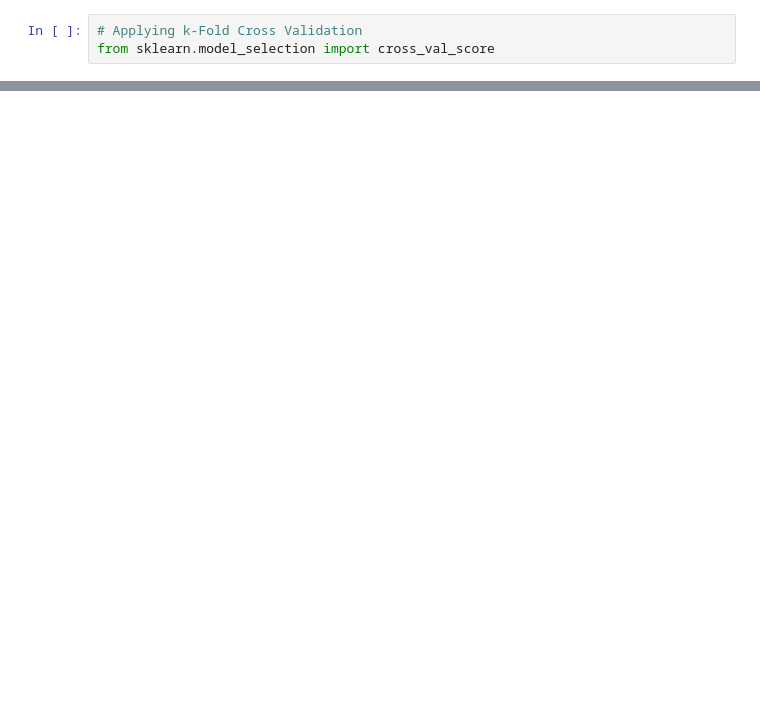
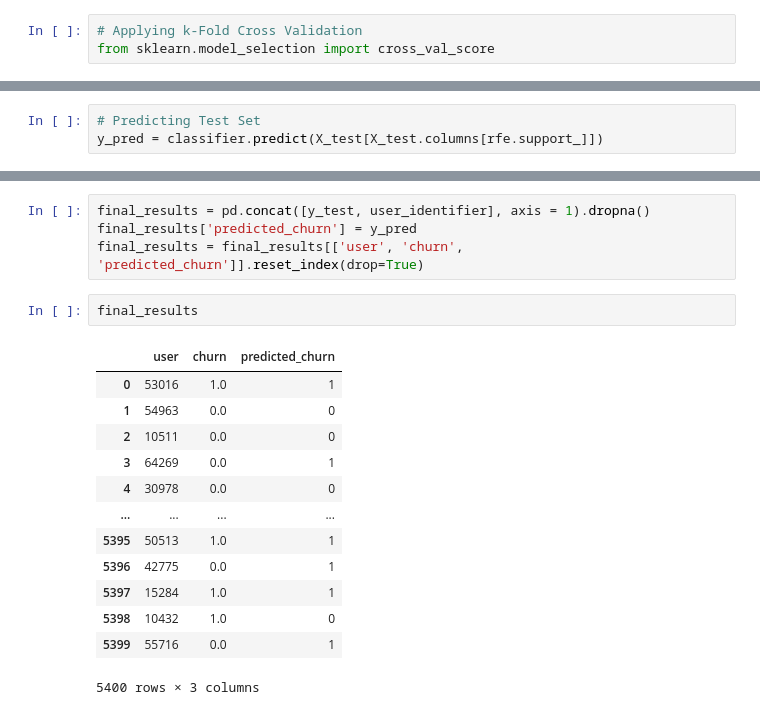
Before and after one commit to Gaebobman/Machine-learning, a Jupyter notebook: Minimizing Churn Rate.ipynb, the cells around one changed output, grey strips where cells are left out. Drawn from its saved outputs; the diff is of its cells as text; blank space fills up the shorter version.

```diff
--- a/Minimizing Churn Rate.ipynb
+++ b/Minimizing Churn Rate.ipynb
@@ -423,0 +499,3 @@ accuracies = cross_val_score(estimator = classifier)
+# %%
+# Predicting Test Set
+y_pred = classifier.predict(X_test[X_test.columns[rfe.support_]])
@@ -423,0 +548,20 @@ accuracies = cross_val_score(estimator = classifier)
+# %%
+final_results = pd.concat([y_test, user_identifier], axis = 1).dropna()
+final_results['predicted_churn'] = y_pred
+final_results = final_results[['user', 'churn', 'predicted_churn']].reset_index(drop=True)
+# %%
+final_results
+# %% [output]
+|  | user | churn | predicted_churn |
+| 0 | 53016 | 1.0 | 1 |
+| 1 | 54963 | 0.0 | 0 |
+| 2 | 10511 | 0.0 | 0 |
+| 3 | 64269 | 0.0 | 1 |
+| 4 | 30978 | 0.0 | 0 |
+| ... | ... | ... | ... |
+| 5395 | 50513 | 1.0 | 1 |
+| 5396 | 42775 | 0.0 | 1 |
+| 5397 | 15284 | 1.0 | 1 |
+| 5398 | 10432 | 1.0 | 0 |
+| 5399 | 55716 | 0.0 | 1 |
+5400 rows × 3 columns
```
Also changed, not shown: parts of 22 cells of this notebook.
